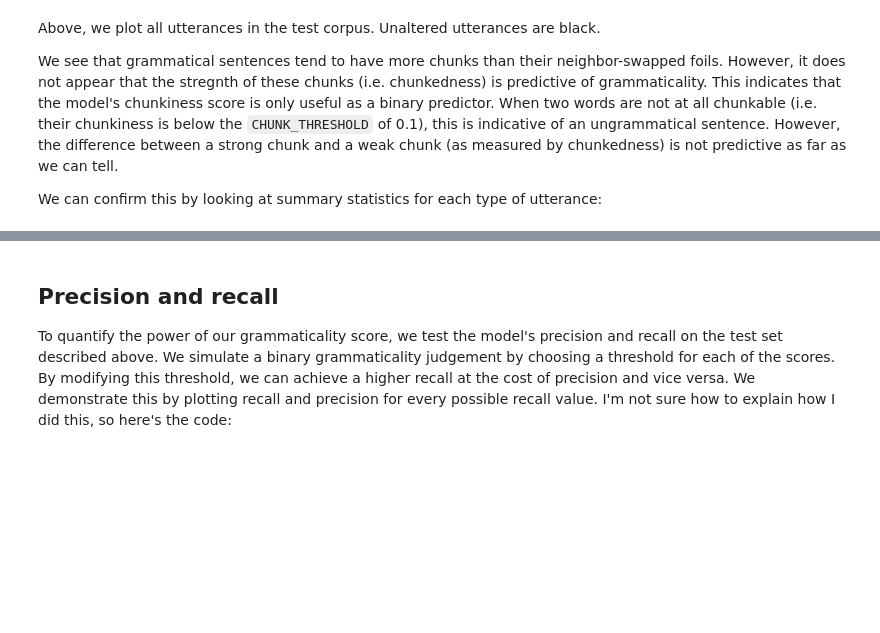
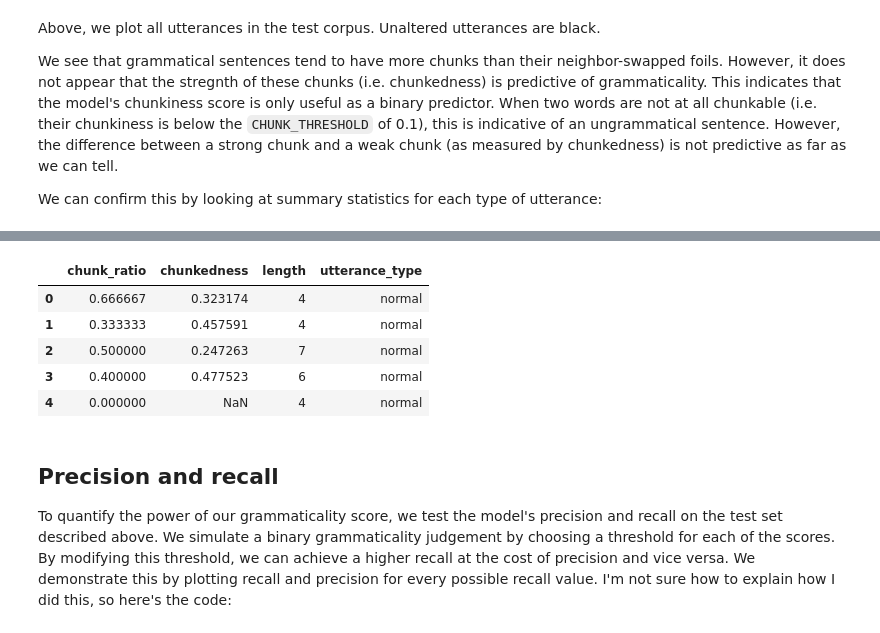
Before and after one commit to fredcallaway/graphs-in-space, a Jupyter notebook: notebooks/Master.ipynb, the cells around one changed output, grey strips where cells are left out. Saved outputs shown, nothing was run; the diff lists cells and outputs as text; code cells hidden in the pictures; blank space fills up the shorter version.

```diff
--- a/notebooks/Master.ipynb
+++ b/notebooks/Master.ipynb
@@ -141,3 +139,12 @@ TODO
+# %%
+grammaticality.head()
+# %% [output]
+|  | chunk_ratio | chunkedness | length | utterance_type |
+| 0 | 0.666667 | 0.323174 | 4 | normal |
+| 1 | 0.333333 | 0.457591 | 4 | normal |
+| 2 | 0.500000 | 0.247263 | 7 | normal |
+| 3 | 0.400000 | 0.477523 | 6 | normal |
+| 4 | 0.000000 | NaN | 4 | normal |
 # %% [markdown]
 ## Precision and recall
 
```
Also changed, not shown: parts of 3 cells of this notebook, 6 other files.
